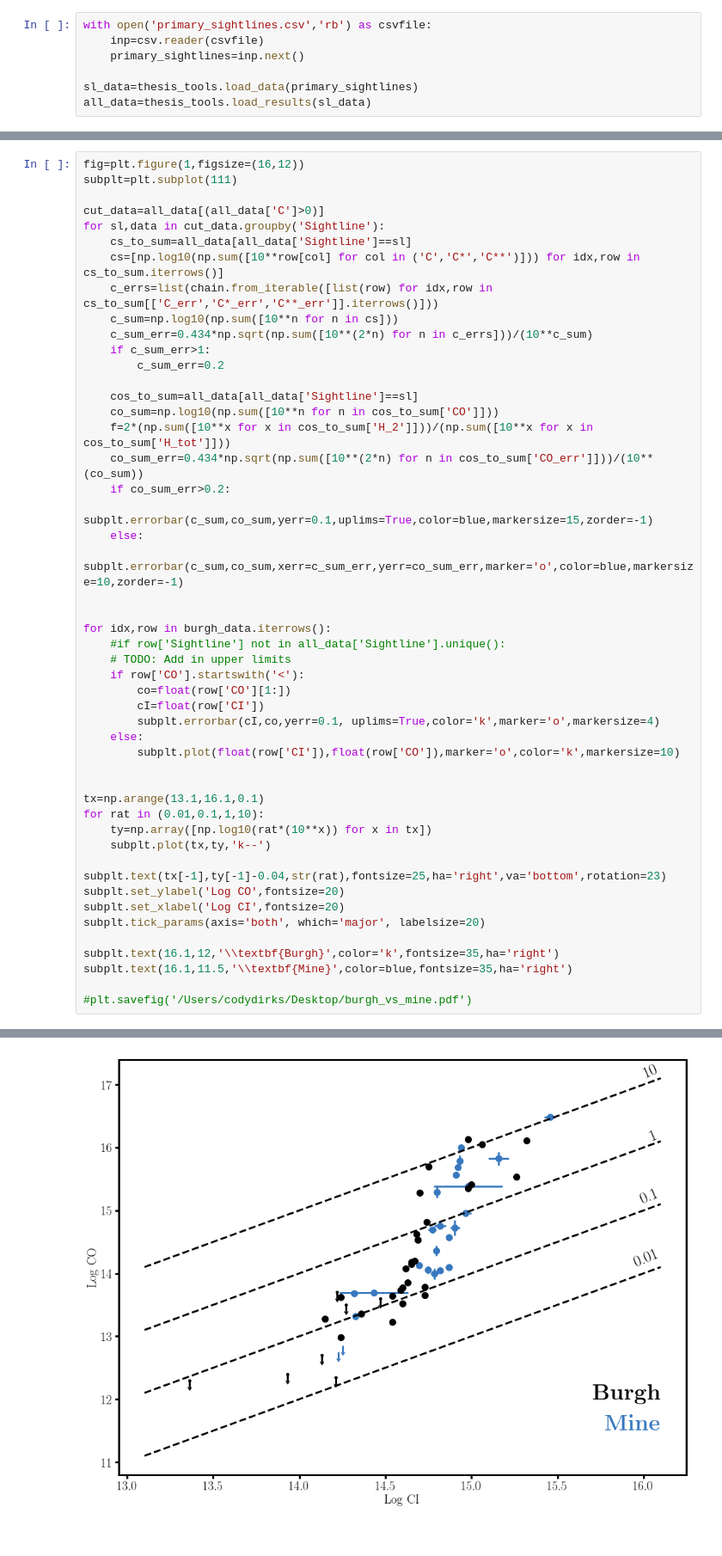
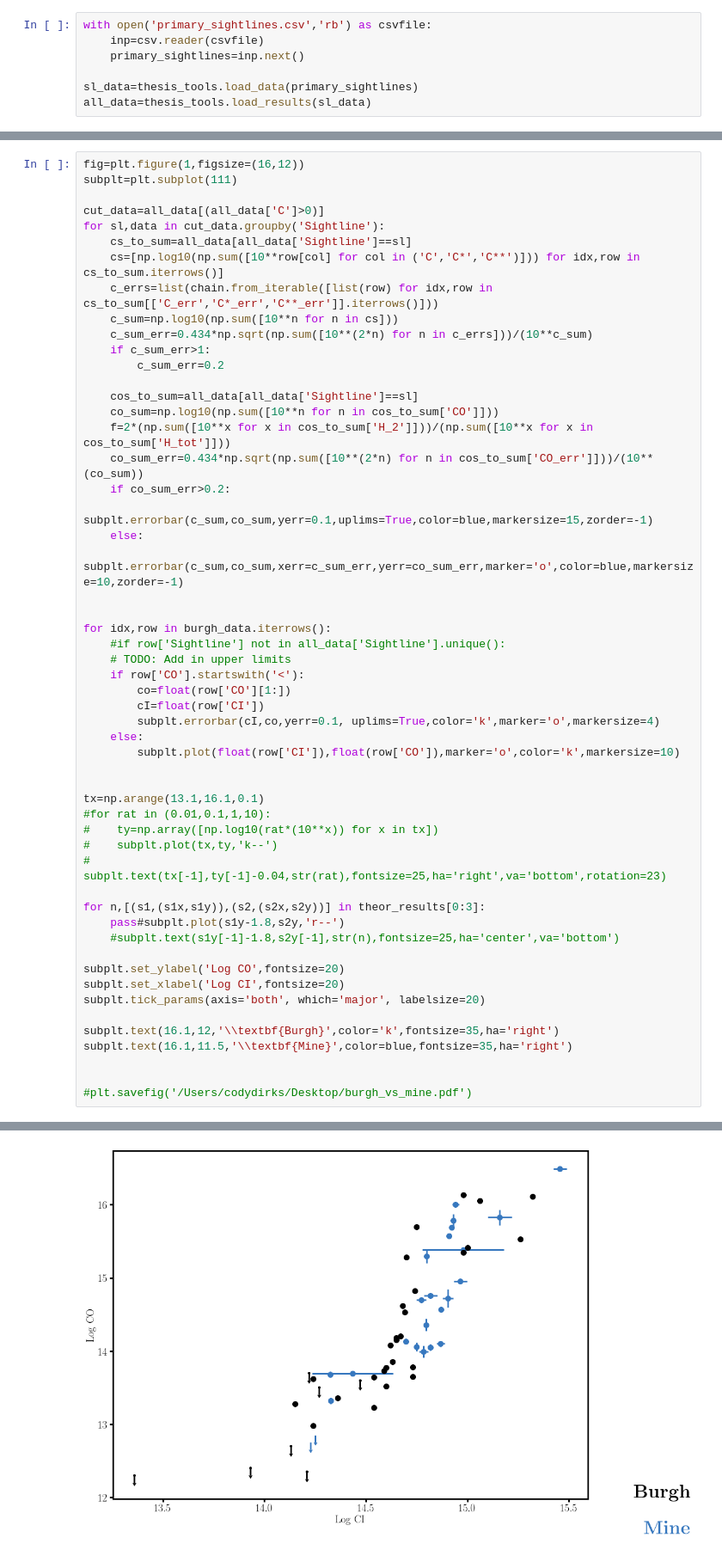
Before and after one commit to codydirks/PGCC_HST, a Jupyter notebook: COAnalysis.ipynb, the cells around one changed output, grey strips where cells are left out. Shown at 86% size. Cells and saved outputs as stored; diff of their text form.

```diff
--- a/COAnalysis.ipynb
+++ b/COAnalysis.ipynb
@@ -95,38 +112,44 @@ for sl,data in cut_data.groupby('Sightline'):
     f=2*(np.sum([10**x for x in cos_to_sum['H_2']]))/(np.sum([10**x for x in cos_to_sum['H_tot']]))
     co_sum_err=0.434*np.sqrt(np.sum([10**(2*n) for n in cos_to_sum['CO_err']]))/(10**(co_sum))
     if co_sum_err>0.2:
         subplt.errorbar(c_sum,co_sum,yerr=0.1,uplims=True,color=blue,markersize=15,zorder=-1)
     else:
         subplt.errorbar(c_sum,co_sum,xerr=c_sum_err,yerr=co_sum_err,marker='o',color=blue,markersize=10,zorder=-1)
 
 
 for idx,row in burgh_data.iterrows():
     #if row['Sightline'] not in all_data['Sightline'].unique():
     # TODO: Add in upper limits
     if row['CO'].startswith('<'):
         co=float(row['CO'][1:])
         cI=float(row['CI'])
         subplt.errorbar(cI,co,yerr=0.1, uplims=True,color='k',marker='o',markersize=4)
     else:
         subplt.plot(float(row['CI']),float(row['CO']),marker='o',color='k',markersize=10)
 
 
 tx=np.arange(13.1,16.1,0.1)
-for rat in (0.01,0.1,1,10):
-    ty=np.array([np.log10(rat*(10**x)) for x in tx])
-    subplt.plot(tx,ty,'k--')
-    subplt.text(tx[-1],ty[-1]-0.04,str(rat),fontsize=25,ha='right',va='bottom',rotation=23)
+#for rat in (0.01,0.1,1,10):
+#    ty=np.array([np.log10(rat*(10**x)) for x in tx])
+#    subplt.plot(tx,ty,'k--')
+#    subplt.text(tx[-1],ty[-1]-0.04,str(rat),fontsize=25,ha='right',va='bottom',rotation=23)
+
+for n,[(s1,(s1x,s1y)),(s2,(s2x,s2y))] in theor_results[0:3]:
+    pass#subplt.plot(s1y-1.8,s2y,'r--')
+    #subplt.text(s1y[-1]-1.8,s2y[-1],str(n),fontsize=25,ha='center',va='bottom')
+
 subplt.set_ylabel('Log CO',fontsize=20)
 subplt.set_xlabel('Log CI',fontsize=20)
 subplt.tick_params(axis='both', which='major', labelsize=20)
 
 subplt.text(16.1,12,'\\textbf{Burgh}',color='k',fontsize=35,ha='right')
 subplt.text(16.1,11.5,'\\textbf{Mine}',color=blue,fontsize=35,ha='right')
 
+
 #plt.savefig('/Users/codydirks/Desktop/burgh_vs_mine.pdf')
 # %% [output]
 Text(16.1,11.5,u'\\textbf{Mine}')
-[figure, old version]
+[figure, new version]
 # %%
 # 12CO/13CO Plots
 # Filter results
```
Also changed, not shown: parts of 5 cells of this notebook, 6 other files.
